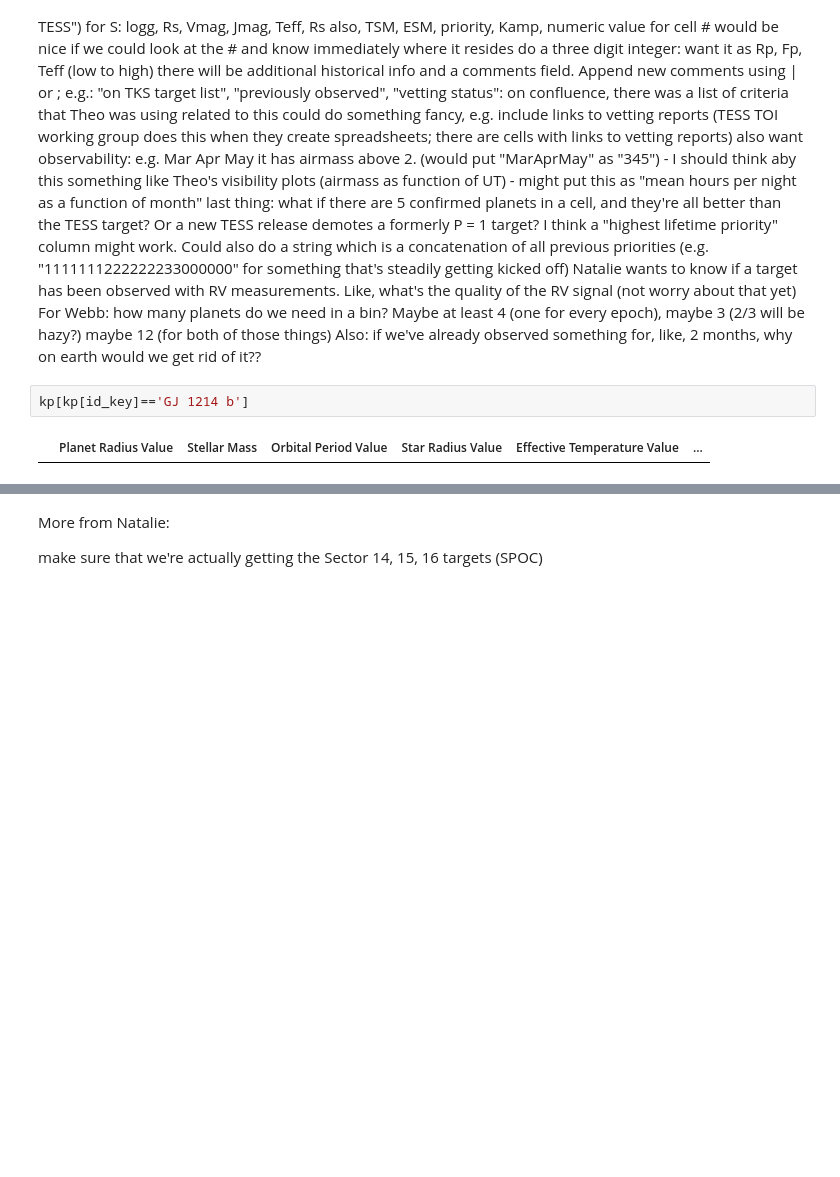
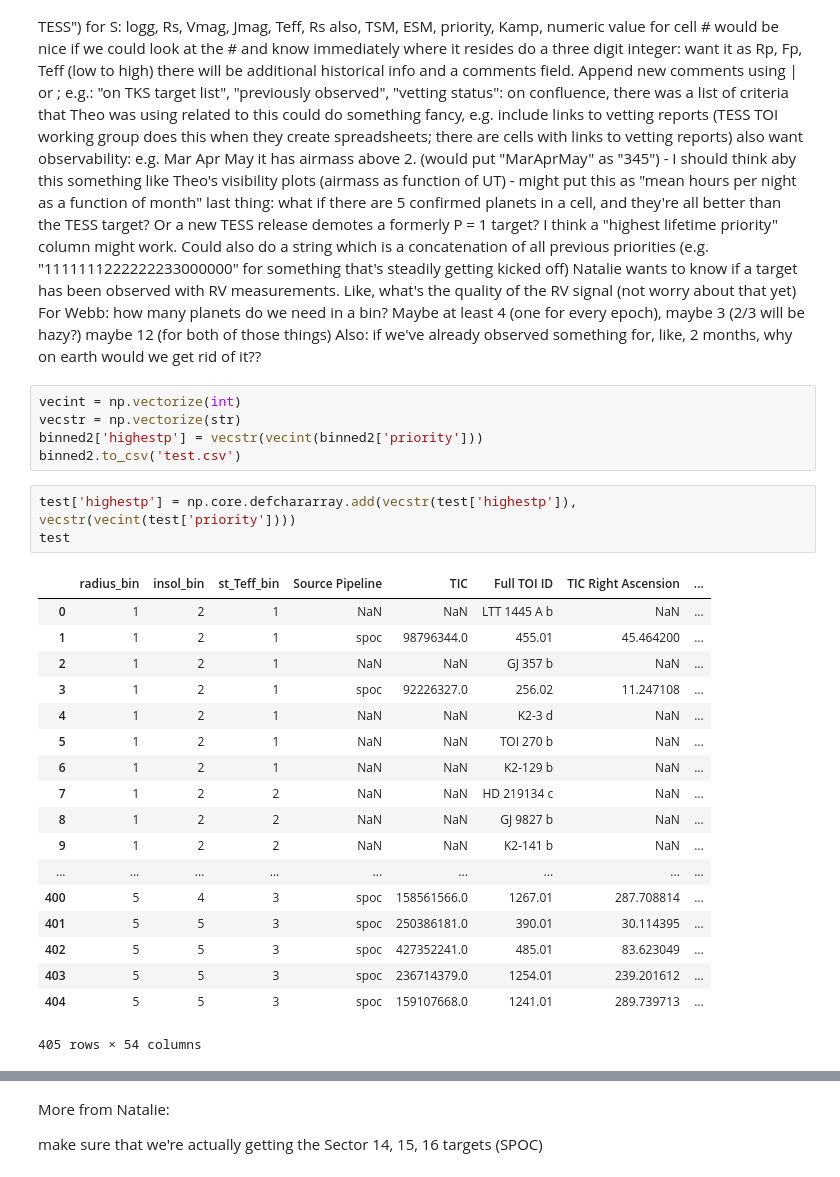
Before and after one commit to murphyjm/tks_targets_shared, a Jupyter notebook: TKS-RV-Target-Selection.ipynb, the cells around one changed output, grey strips where cells are left out. Saved outputs shown, nothing was run; the diff lists cells and outputs as text; blank space fills up the shorter version.

Commit message:
includes ExoArch and priority tracking feature (in test phase)

```diff
--- a/TKS-RV-Target-Selection.ipynb
+++ b/TKS-RV-Target-Selection.ipynb
@@ -696,7 +725,30 @@ write out CSV file that could be read into excel. Include a bunch of stuff (P +
     worry about that yet)
 For Webb: how many planets do we need in a bin? Maybe at least 4 (one for every epoch), maybe 3 (2/3 will be hazy?) maybe 12 (for both of those things)
 Also: if we've already observed something for, like, 2 months, why on earth would we get rid of it??
-# %%
-kp[kp[id_key]=='GJ 1214 b']
-# %% [output]
-|  | Planet Radius Value | Stellar Mass | Orbital Period Value | Star Radius Value | Effective Temperature Value | ... |
+# %%
+vecint = np.vectorize(int)
+vecstr = np.vectorize(str)
+binned2['highestp'] = vecstr(vecint(binned2['priority']))
+binned2.to_csv('test.csv')
+# %%
+test['highestp'] = np.core.defchararray.add(vecstr(test['highestp']), vecstr(vecint(test['priority'])))
+test
+# %% [output]
+|  | radius_bin | insol_bin | st_Teff_bin | Source Pipeline | TIC | Full TOI ID | TIC Right Ascension | ... |
+| 0 | 1 | 2 | 1 | NaN | NaN | LTT 1445 A b | NaN | ... |
+| 1 | 1 | 2 | 1 | spoc | 98796344.0 | 455.01 | 45.464200 | ... |
+| 2 | 1 | 2 | 1 | NaN | NaN | GJ 357 b | NaN | ... |
+| 3 | 1 | 2 | 1 | spoc | 92226327.0 | 256.02 | 11.247108 | ... |
+| 4 | 1 | 2 | 1 | NaN | NaN | K2-3 d | NaN | ... |
+| 5 | 1 | 2 | 1 | NaN | NaN | TOI 270 b | NaN | ... |
+| 6 | 1 | 2 | 1 | NaN | NaN | K2-129 b | NaN | ... |
+| 7 | 1 | 2 | 2 | NaN | NaN | HD 219134 c | NaN | ... |
+| 8 | 1 | 2 | 2 | NaN | NaN | GJ 9827 b | NaN | ... |
+| 9 | 1 | 2 | 2 | NaN | NaN | K2-141 b | NaN | ... |
+| ... | ... | ... | ... | ... | ... | ... | ... | ... |
+| 400 | 5 | 4 | 3 | spoc | 158561566.0 | 1267.01 | 287.708814 | ... |
+| 401 | 5 | 5 | 3 | spoc | 250386181.0 | 390.01 | 30.114395 | ... |
+| 402 | 5 | 5 | 3 | spoc | 427352241.0 | 485.01 | 83.623049 | ... |
+| 403 | 5 | 5 | 3 | spoc | 236714379.0 | 1254.01 | 239.201612 | ... |
+| 404 | 5 | 5 | 3 | spoc | 159107668.0 | 1241.01 | 289.739713 | ... |
+405 rows × 54 columns
```
Also changed, not shown: parts of 16 cells of this notebook.
